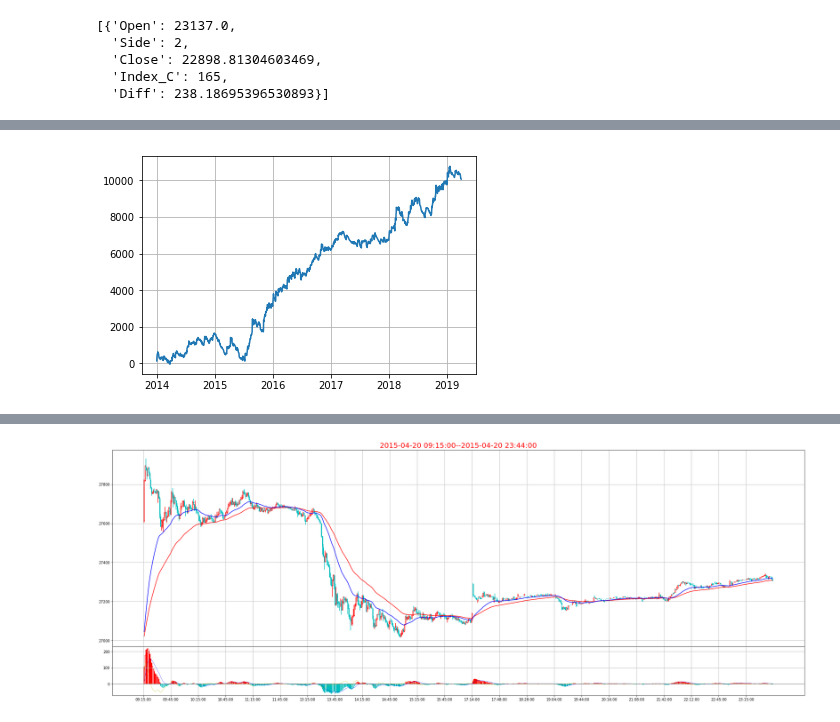
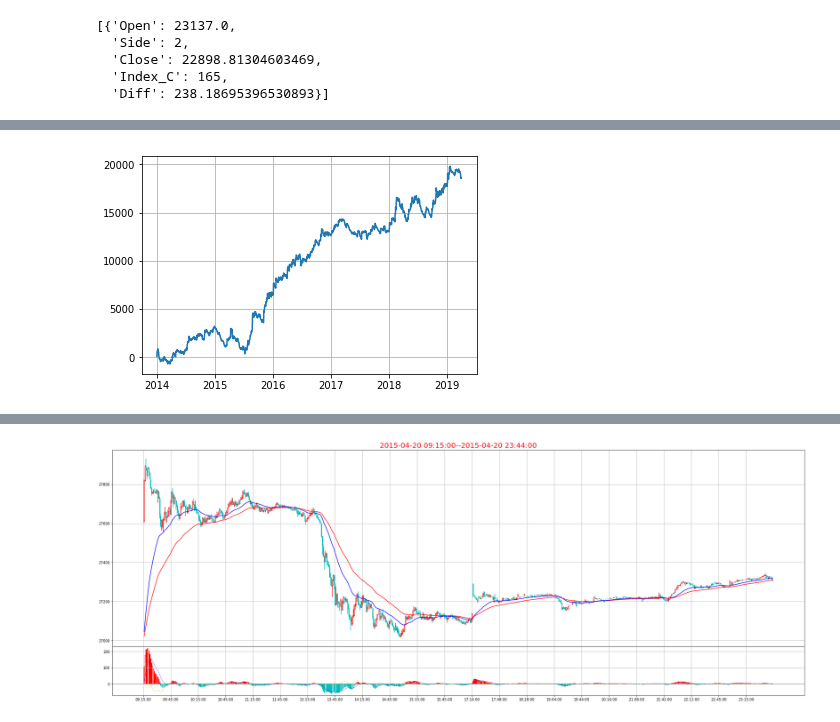
Before and after one commit to che7611/test2, a Jupyter notebook: MA60.ipynb, the cells around one changed output, grey strips where cells are left out. Cells and saved outputs as stored; diff of their text form; code cells hidden in the pictures.

```diff
--- a/MA60.ipynb
+++ b/MA60.ipynb
@@ -297,18 +297,6 @@ def TradeDay(Date):
                 Dict_MACD['Low']=row['close']
 
         #交易判断
-#         Cont['Buy']=Para['Index']==1 and Para['Trade_State']==0
-        if 'No'not in Dict_MA60.keys():
-            Dict_MA60['No']=-1
-        Cont['Buy']=Dict_MA60['No']==1 and Dict_MA60['State']==1 and Para['Trade_State']==0
-        if Cont['Buy']:
-            Dict_Trade['Open']=row['close']
-            Dict_Trade['Date']=i.date()
-            Dict_Trade['Side']=1 if Dict_MA60['State']==1 else 2
-            Para['Trade_State']=1
-#             print(Dict_Trade)
-#         print(Dict_MA60)
-#         Cont['Close']=(Cont['Ma60_2O'] or Cont['Ma60_2U']) and Dict_MA60['No']==1 and Para['Trade_State']==1
         Cont['Close']=(Cont['Ma60_2O'] or Cont['Ma60_2U'])  and Para['Trade_State']==1
 #         print(Cont['Ma60_2O'] or Cont['Ma60_2U'])
         if Cont['Close']:
@@ -318,6 +306,23 @@ def TradeDay(Date):
             else Dict_Trade['Open']-row['MA60']
             Para['Trade_State']=0
             Res['Trade'].append(Dict_Trade)
+
+#         Cont['Buy']=Para['Index']==1 and Para['Trade_State']==0
+        if 'No'not in Dict_MA60.keys():
+            Dict_MA60['No']=-1
+        if 'Count'not in Dict_MA60.keys():
+            Dict_MA60['Count']=0
+        Cont['Buy']=Dict_MA60['Count']==1  and Para['Trade_State']==0
+        if Cont['Buy']:
+            Dict_Trade['Open']=row['close']
+            Dict_Trade['Ma60_No']=Dict_MA60['No']
+            Dict_Trade['Date']=i.date()
+            Dict_Trade['Side']=1 if Dict_MA60['State']==1 else 2
+            Para['Trade_State']=1
+#             print(Dict_Trade)
+#         print(Dict_MA60)
+#         Cont['Close']=(Cont['Ma60_2O'] or Cont['Ma60_2U']) and Dict_MA60['No']==1 and Para['Trade_State']==1
+
         Para['Index']+=1
     return Res
 # %%
@@ -392,8 +400,9 @@ R1.sort_values('Diff',ascending=True)
 # %%
 plt.plot(R1.Date,R1.Diff.cumsum())
-plt.grid()
+plt.grid(True)
+plt.show()
 # %% [output]
-[figure, old version]
+[figure, new version]
 # %%
 from kline import Kline as KK
 K1=KK()
```
Also changed, not shown: parts of 6 cells of this notebook.
